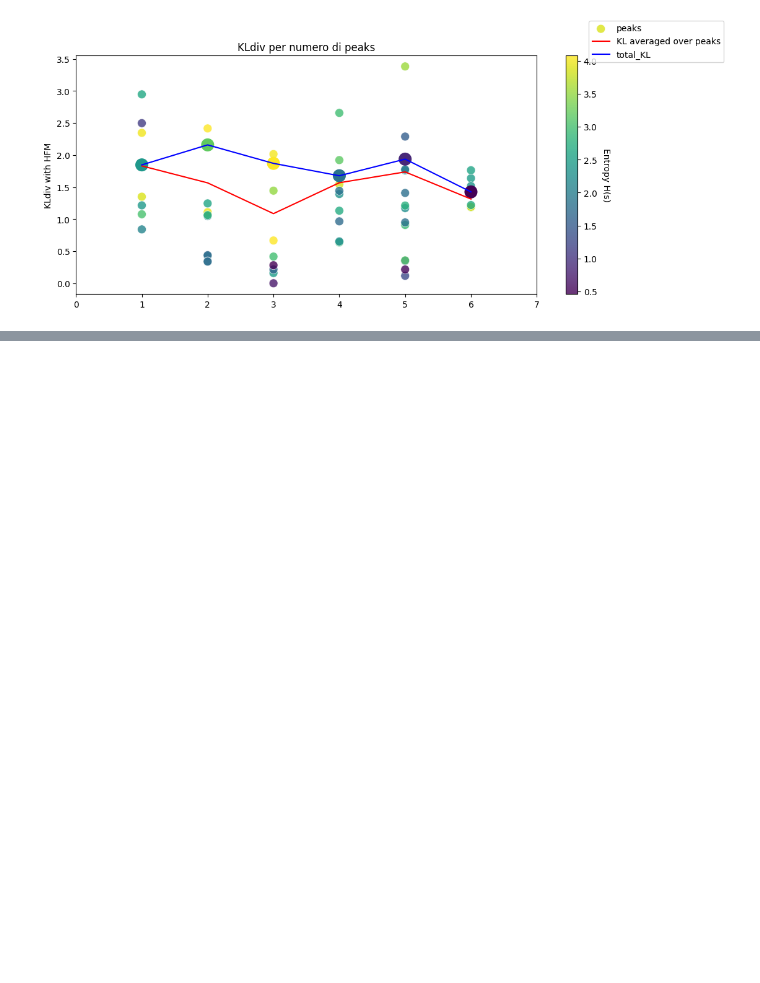
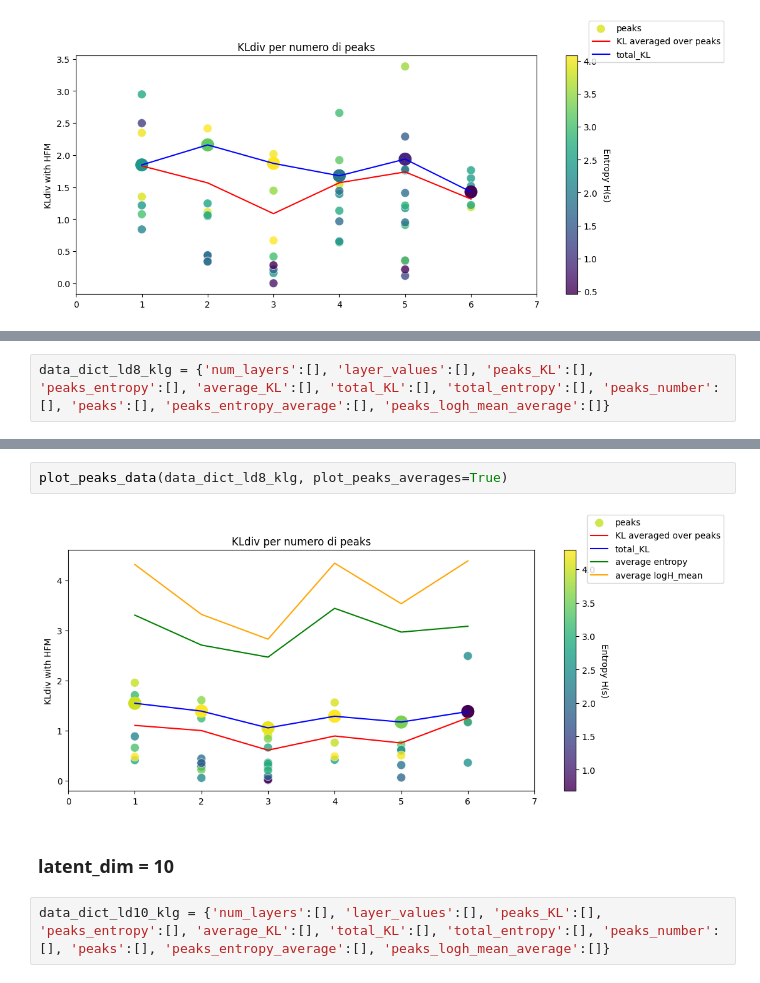
Before and after one commit to EnricoFrausin/discrete, a Jupyter notebook: peak_analysis.ipynb, the cells around one changed output, grey strips where cells are left out. Drawn from its saved outputs; the diff is of its cells as text; blank space fills up the shorter version.

Commit message:
Included a way to perform peak analysis with an HFM g variable.
Trained networks with different number of layer on the pureHFM set.

```diff
--- a/peak_analysis.ipynb
+++ b/peak_analysis.ipynb
@@ -599,0 +611,2 @@ plot_peaks_data(data_dict)
+# %%
+data_dict_ld8_klg = {'num_layers':[], 'layer_values':[], 'peaks_KL':[], 'peaks_entropy':[], 'average_KL':[], 'total_KL':[], 'total_entropy':[], 'peaks_number':[], 'peaks':[], 'peaks_entropy_average':[], 'peaks_logh_mean_average':[]}
@@ -599,0 +655,8 @@ plot_peaks_data(data_dict)
+# %%
+plot_peaks_data(data_dict_ld8_klg, plot_peaks_averages=True)
+# %% [output]
+[figure, added]
+# %% [markdown]
+### latent_dim = 10
+# %%
+data_dict_ld10_klg = {'num_layers':[], 'layer_values':[], 'peaks_KL':[], 'peaks_entropy':[], 'average_KL':[], 'total_KL':[], 'total_entropy':[], 'peaks_number':[], 'peaks':[], 'peaks_entropy_average':[], 'peaks_logh_mean_average':[]}
```
Also changed, not shown: parts of 35 cells of this notebook, 20 other files.
